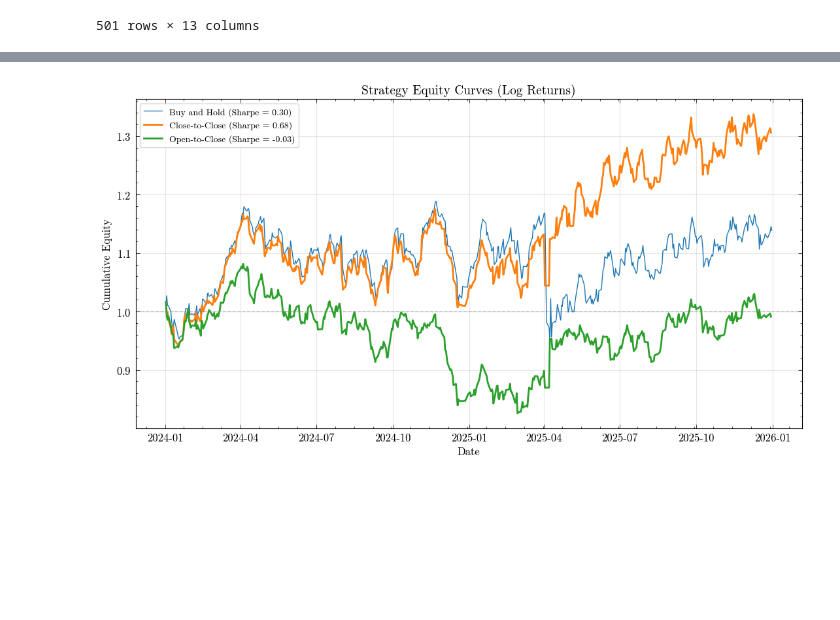
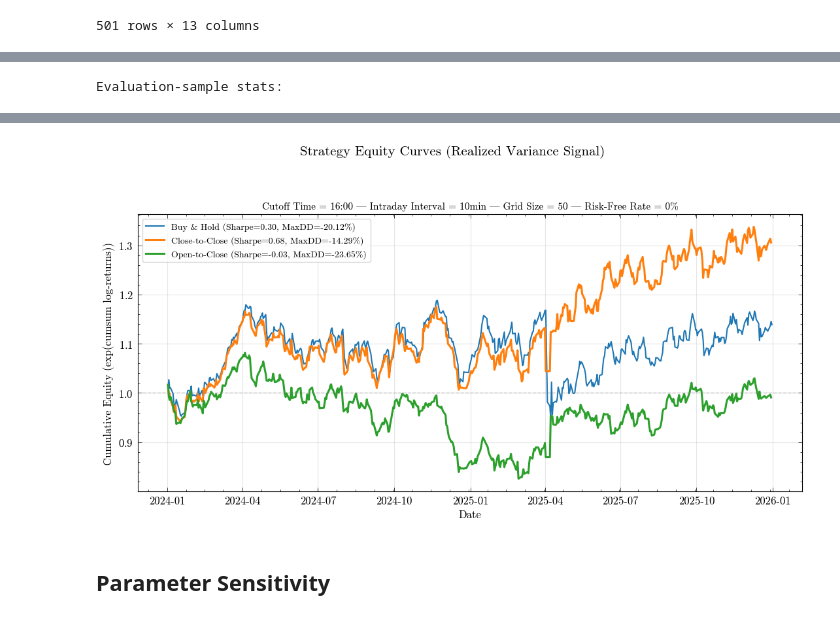
Before and after one commit to jackyeung99/proj_quant_trading, a Jupyter notebook: notebooks/experiment_tau_sensitivity.ipynb, the cells around one changed output, grey strips where cells are left out. Drawn from its saved outputs; the diff is of its cells as text; code cells hidden in the pictures; blank space fills up the shorter version.

Commit message:
BUILD: parameter sweeps

```diff
--- a/notebooks/experiment_tau_sensitivity.ipynb
+++ b/notebooks/experiment_tau_sensitivity.ipynb
@@ -591,2 +602,2 @@ def estimate_performance(
 # %%
-strat_returns = estimate_performance(Test, tau=tau_star)
+strat_returns = simulate_trading(Test, tau=tau_star)
@@ -610,41 +692,67 @@ strat_returns
+# %%
+stats_c2c = evaluate_strategy(
+    strat_returns.rename(columns={"strat_ret_c2c": "strat_ret"}),
+    ret_col="strat_ret",
+    signal_col="signal_t",
+)
+
+stats_o2c = evaluate_strategy(
+    strat_returns.rename(columns={"strat_ret_o2c": "strat_ret"}),
+    ret_col="strat_ret",
+    signal_col="signal_t",
+)
+
+stats_bh = evaluate_strategy(
+    Test.assign(signal_t=1).rename(columns={"ret_cc": "strat_ret"}),
+    ret_col="strat_ret",
+    signal_col="signal_t",
+)
 # %%
-import numpy as np
-import matplotlib.pyplot as plt
+summary = (
+    pd.DataFrame(
+        {
+            "Buy & Hold": stats_bh,
+            "Close-to-Close": stats_c2c,
+            "Open-to-Close": stats_o2c,
+        }
+    )
+    .T
+)
 
-def sharpe_log(ret, ann_factor=252):
-    r = ret.dropna()
-    sd = r.std(ddof=0)
-    if sd <= 0:
-        return np.nan
-    return r.mean() / sd * np.sqrt(ann_factor)
+# nice formatting (optional)
+summary_fmt = summary.copy()
+for c in ["cumulative_return", "sharpe", "sharpe_buy_regime", "sharpe_no_buy_regime", "max_drawdown"]:
+    if c in summary_fmt.columns:
+        summary_fmt[c] = summary_fmt[c].map(lambda v: np.nan if pd.isna(v) else float(v))
 
+print("\nEvaluation-sample stats:")
+display(summary_fmt)  # in notebooks; if not, use print(summary_fmt)
 
 # --- equity curves from log returns ---
 eq_c2c = np.exp(strat_returns["strat_ret_c2c"].fillna(0).cumsum())
 eq_o2c = np.exp(strat_returns["strat_ret_o2c"].fillna(0).cumsum())
-eq_bh = np.exp(Test['ret_cc'].fillna(0).cumsum())
+eq_bh  = np.exp(Test["ret_cc"].fillna(0).cumsum())
 
-# --- Sharpes ---
-sh_c2c = sharpe_log(strat_returns["strat_ret_c2c"])
-sh_o2c = sharpe_log(strat_returns["strat_ret_o2c"])
-sh_bh = sharpe_log(Test['ret_cc'])
-
-
+# --- plot ---
 plt.figure(figsize=(11, 6))
 
-
-plt.plot(eq_bh, lw=1, label=f"Buy and Hold (Sharpe = {sh_bh:.2f})")
-plt.plot(eq_c2c, lw=2, label=f"Close-to-Close (Sharpe = {sh_c2c:.2f})")
-plt.plot(eq_o2c, lw=2, label=f"Open-to-Close (Sharpe = {sh_o2c:.2f})")
+plt.plot(eq_bh,  lw=1.5, label=f"Buy & Hold (Sharpe={stats_bh['sharpe']:.2f}, MaxDD={stats_bh['max_drawdown']:.2%})")
+plt.plot(eq_c2c, lw=2.2, label=f"Close-to-Close (Sharpe={stats_c2c['sharpe']:.2f}, MaxDD={stats_c2c['max_drawdown']:.2%})")
+plt.plot(eq_o2c, lw=2.2, label=f"Open-to-Close (Sharpe={stats_o2c['sharpe']:.2f}, MaxDD={stats_o2c['max_drawdown']:.2%})")
 
 plt.axhline(1.0, color="gray", linestyle="--", alpha=0.4)
 
-plt.title("Strategy Equity Curves (Log Returns)", fontsize=14)
+plt.suptitle("Strategy Equity Curves (Realized Variance Signal)", fontsize=15, fontweight="bold")
+# Subtitle with parameters
+subtitle = ( f"Cutoff Time = {CUTOFF} | " f"Intraday Interval = {INTRADAY_FREQ} | " f"Grid Size = {GRID_SIZE} | " f"Risk-Free Rate = {RF}" )
+
+plt.title(subtitle, fontsize=11)
+
 plt.xlabel("Date")
-plt.ylabel("Cumulative Equity")
-
+plt.ylabel("Cumulative Equity (exp(cumsum log-returns))")
 plt.grid(alpha=0.3)
 plt.legend(frameon=True)
-plt.tight_layout()
+plt.tight_layout(rect=[0, 0, 1, 0.92])
 plt.show()
 # %% [output]
+Evaluation-sample stats:
@@ -651 +763,3 @@ plt.show()
-[figure, old version]
+[figure, new version]
+# %% [markdown]
+## Parameter Sensitivity
```
Also changed, not shown: parts of 40 cells of this notebook.
